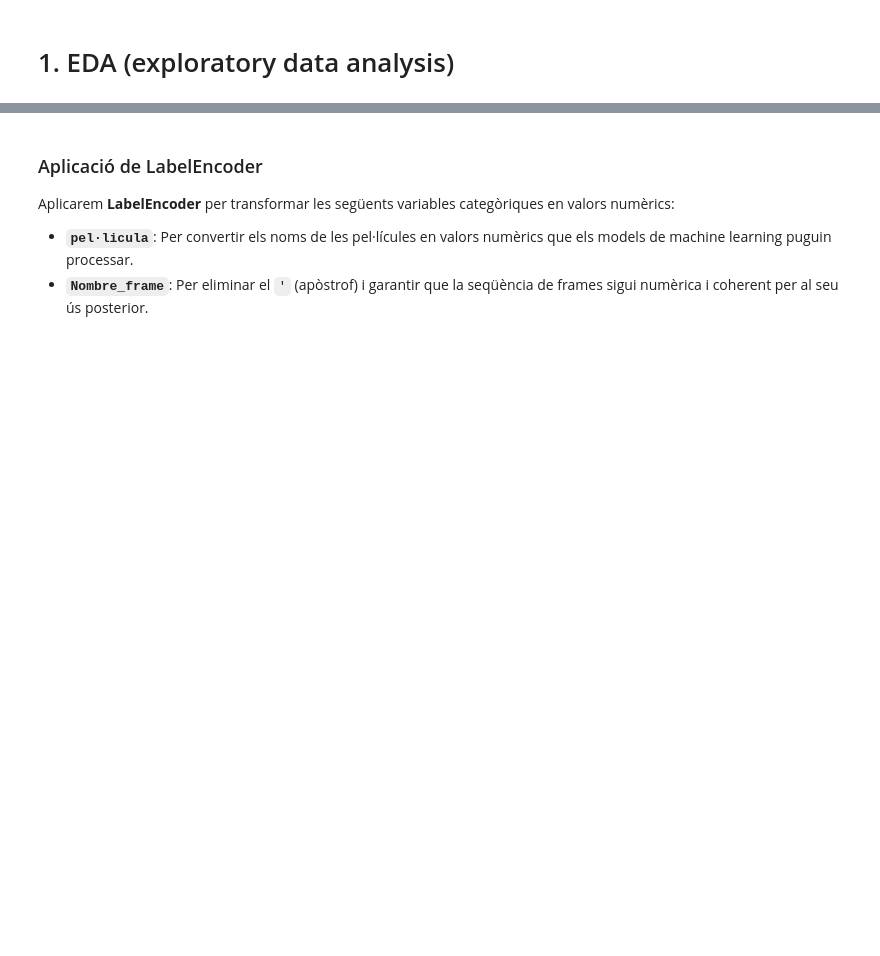
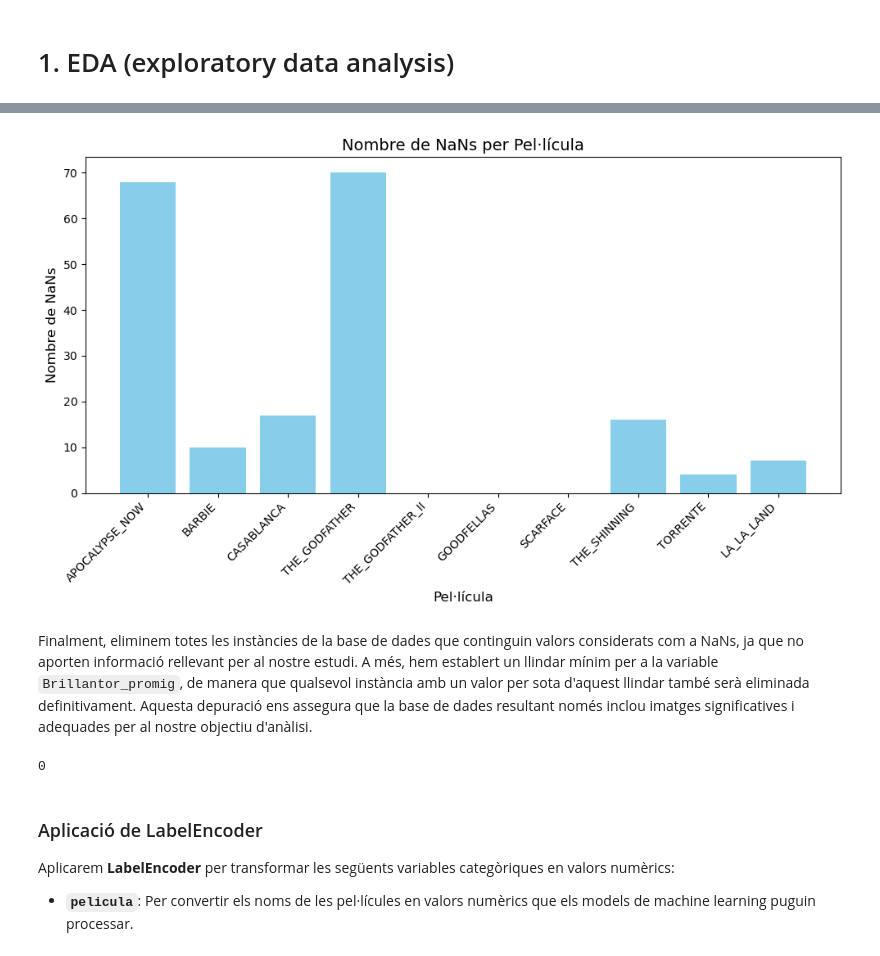
Before and after one commit to DAVIDARAUJOOOOO/FRAME-PREDICTION, a Jupyter notebook: Kaggle.ipynb, the cells around one changed output, grey strips where cells are left out. Drawn from its saved outputs; the diff is of its cells as text; code cells hidden in the pictures; blank space fills up the shorter version.

```diff
--- a/Kaggle.ipynb
+++ b/Kaggle.ipynb
@@ -179,9 +271,37 @@ Després d'una revisió inicial del dataset, podem destacar els següents punts
+# %%
+import matplotlib.pyplot as plt
+from collections import Counter
+
+# Preparar les dades
+pelicules_totals = df['pelicula'].unique()  # Llista completa de pel·lícules
+pelicules = list(pelicules_totals)  # Convertir a llista
+num_nans = [compt[pelicula] if pelicula in compt else 0 for pelicula in pelicules]  # Comptar NaNs o assignar 0
+
+# Generar el gràfic de barres
+plt.figure(figsize=(10, 6))
+plt.bar(pelicules, num_nans, color='skyblue')  # Utilitzem les dades de pel·lícules i NaNs
+plt.title("Nombre de NaNs per Pel·lícula", fontsize=14)
+plt.xlabel("Pel·lícula", fontsize=12)
+plt.ylabel("Nombre de NaNs", fontsize=12)
+plt.xticks(rotation=45, ha='right', fontsize=10)  # Rotació dels noms de les pel·lícules
+plt.tight_layout()
+plt.show()
+# %% [output]
+[figure, added]
+# %% [markdown]
+Finalment, eliminem totes les instàncies de la base de dades que continguin valors considerats com a NaNs, ja que no aporten informació rellevant per al nostre estudi. A més, hem establert un llindar mínim per a la variable `Brillantor_promig`, de manera que qualsevol instància amb un valor per sota d'aquest llindar també serà eliminada definitivament. Aquesta depuració ens assegura que la base de dades resultant només inclou imatges significatives i adequades per al nostre objectiu d'anàlisi.
+# %%
+indexos_amb_NaNs=df[df["Brillantor_promig"]<=5].index
+df=df.drop(indexos_amb_NaNs)
+NaNs=(df["Brillantor_promig"]<=5).sum()
+print(NaNs)
+# %% [output]
+0
 # %% [markdown]
 ### Aplicació de LabelEncoder
 
 Aplicarem **LabelEncoder** per transformar les següents variables categòriques en valors numèrics:
-- **`pel·licula`**: Per convertir els noms de les pel·lícules en valors numèrics que els models de machine learning puguin processar.
-- **`Nombre_frame`**: Per eliminar el `'` (apòstrof) i garantir que la seqüència de frames sigui numèrica i coherent per al seu ús posterior.
+- **`pelicula`**: Per convertir els noms de les pel·lícules en valors numèrics que els models de machine learning puguin processar.
 # %%
 from sklearn.preprocessing import LabelEncoder
 
```
Also changed, not shown: parts of 34 cells of this notebook.
